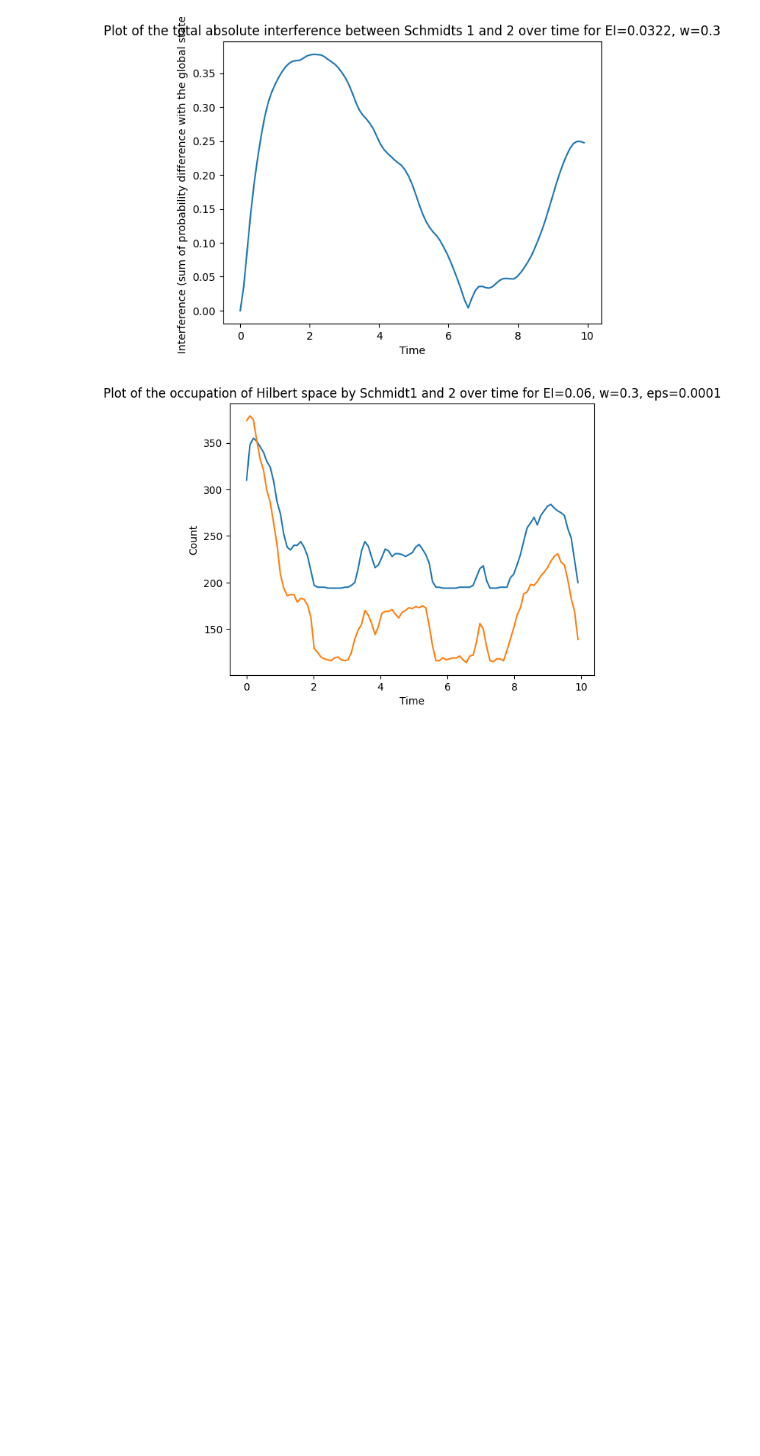
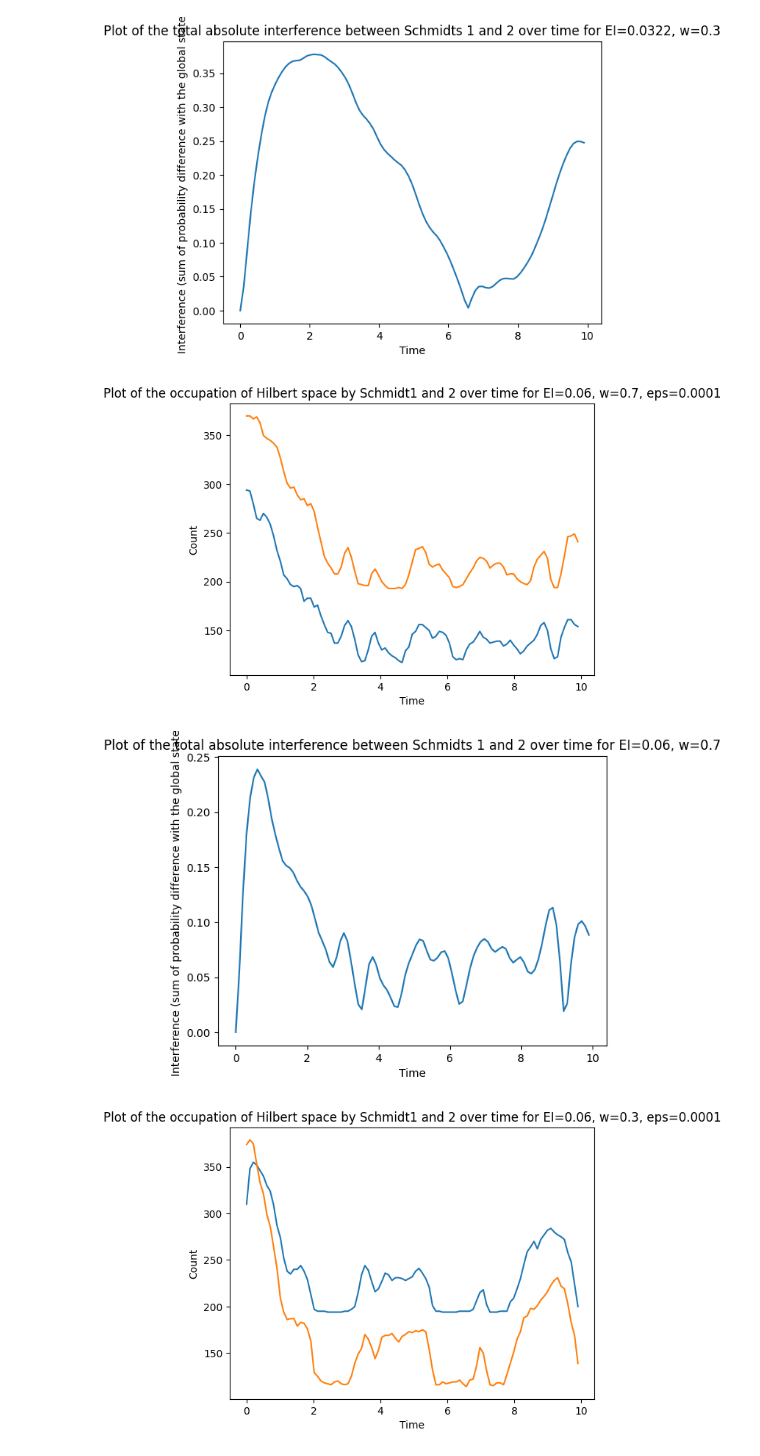
Before and after one commit to MarinAndreGirard/Quantum_Branching, a Jupyter notebook: Hilbert_space_occupation.ipynb, the cells around one changed output. Cells and saved outputs as stored; diff of their text form; code cells hidden in the pictures; blank space fills up the shorter version.

```diff
--- a/Hilbert_space_occupation.ipynb
+++ b/Hilbert_space_occupation.ipynb
@@ -100,6 +100,23 @@ total_interference(tlist,result,eigenstates_total,eigenenergies_total,Int_streng
 # %% [output]
 [figure]
 [figure]
+# %%
+#testting the zoom
+#defining all quantities used in the simulation
+d1, d2 = 10, 200
+w = 0.7# smallest weight of the 2 eingestates, set btw 0 and 1
+E_spacing = 1.0
+Int_strength = 0.06
+# Define the time settings for the simulation
+tmax= 10
+ind_nb = 100
+result, tlist, H_q, H_system_2, H_system_1_ext, H_system_2_ext, H_interaction, H_total, ket_0, ket_1, initial_state_system_2 = generate_result(d1,d2,w, E_spacing, Int_strength, tmax, ind_nb,0)
+eigenenergies_total, eigenstates_total = H_total.eigenstates()
+occupation(tlist,result,eigenstates_total,eigenenergies_total,Int_strength,w,eps=0.0001)
+total_interference(tlist,result,eigenstates_total,eigenenergies_total,Int_strength,w)
+# %% [output]
+[figure, added]
+[figure, added]
 # %%
 #testting the zoom
 #defining all quantities used in the simulation
```
Also changed, not shown: 19 other files.
